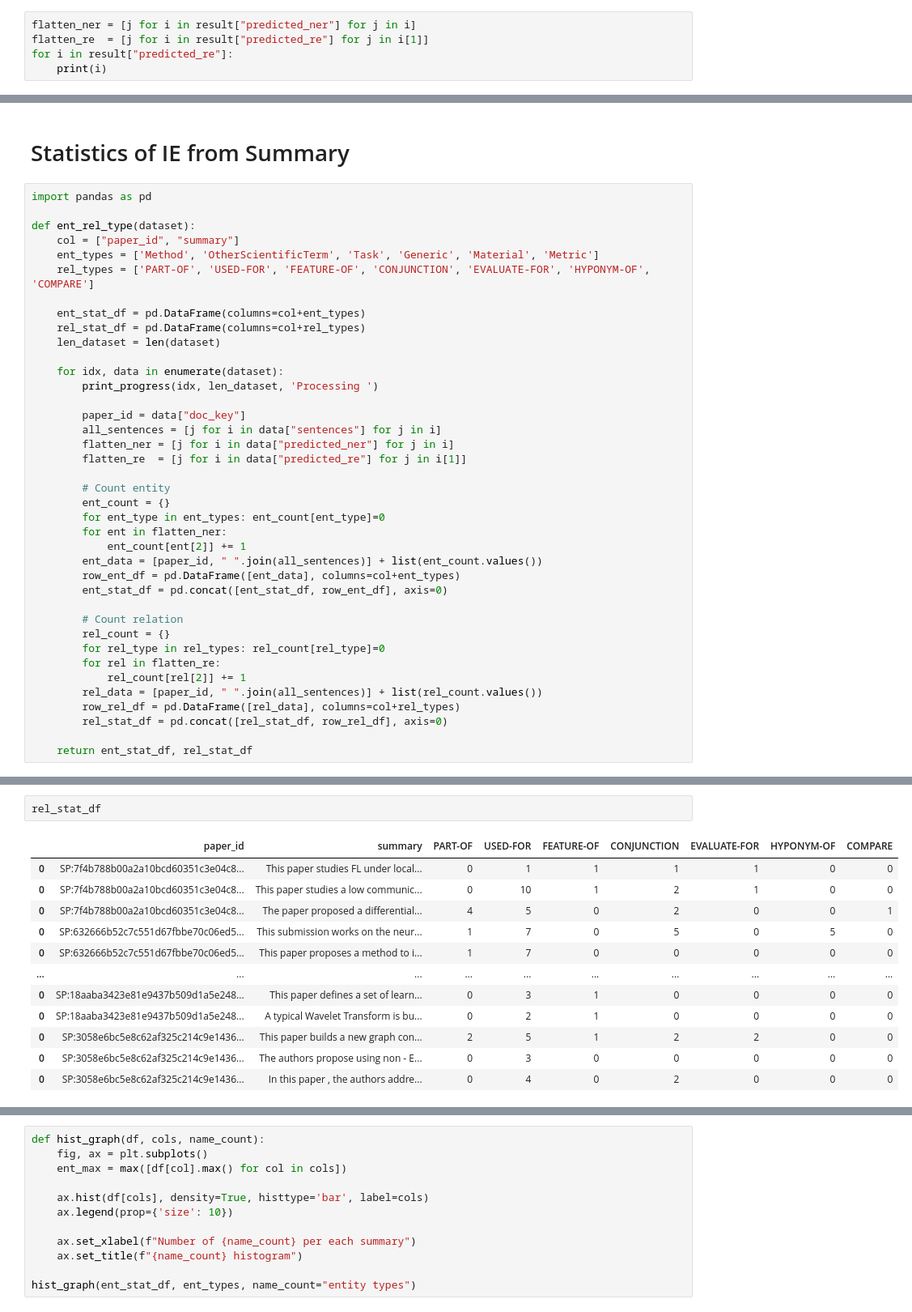
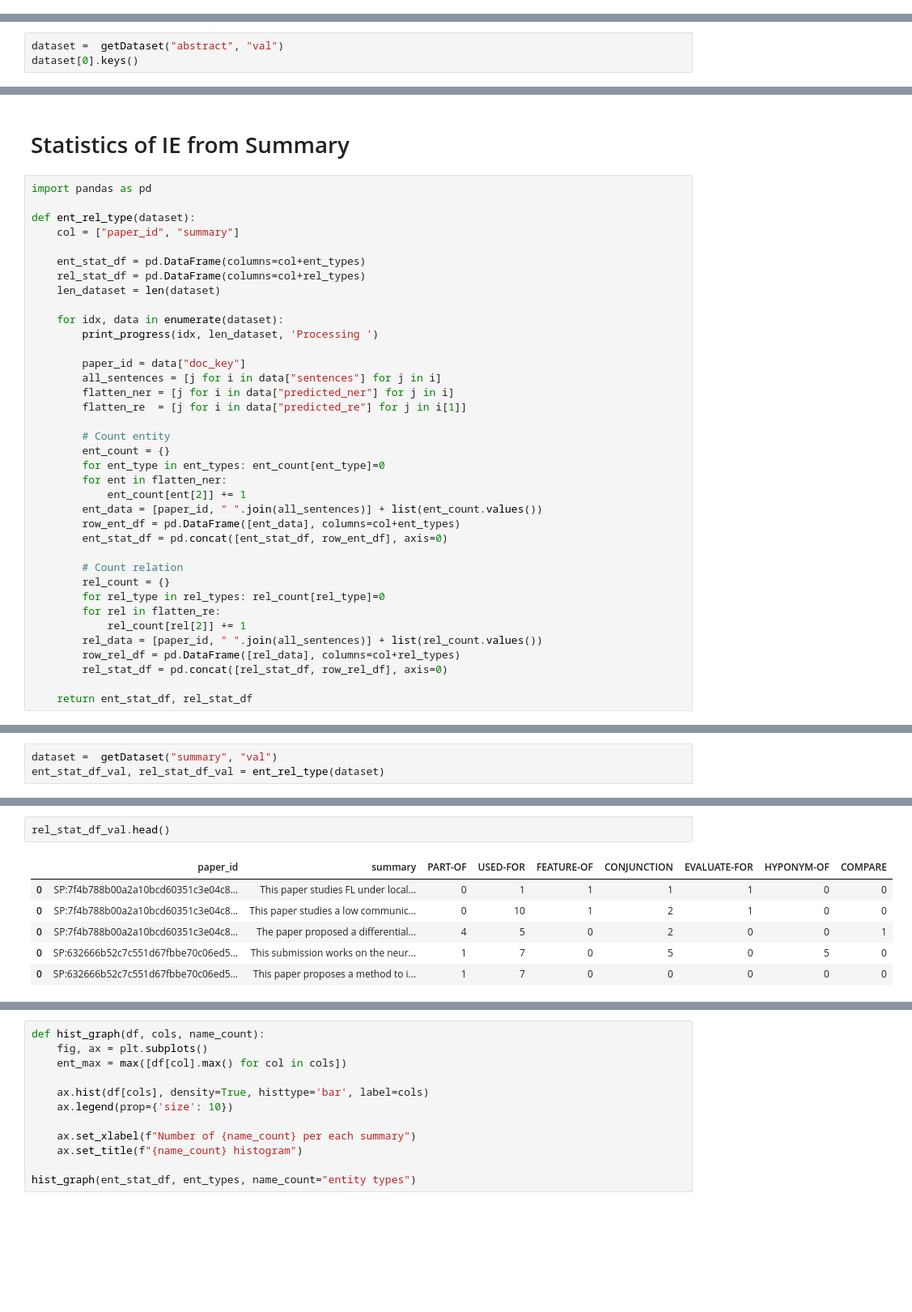
Before and after one commit to Thetang-145/My_Thesis_Playground, a Jupyter notebook: PL-Marker/_visualizeTriple.ipynb, the cells around one changed output, grey strips where cells are left out. Shown at 81% size. Cells and saved outputs as stored; diff of their text form; blank space fills up the shorter version.

```diff
--- a/PL-Marker/_visualizeTriple.ipynb
+++ b/PL-Marker/_visualizeTriple.ipynb
@@ -138,5 +62,0 @@ def display_graph(doc, rels):
-# %%
-flatten_ner = [j for i in result["predicted_ner"] for j in i]
-flatten_re  = [j for i in result["predicted_re"] for j in i[1]]
-for i in result["predicted_re"]:
-    print(i)
@@ -170,0 +81,3 @@ display_graph(all_sentences, flatten_ner, flatten_re, filename='img/kg')
+# %%
+dataset =  getDataset("abstract", "val")
+dataset[0].keys()
@@ -184,8 +114,6 @@ import pandas as pd
 
 def ent_rel_type(dataset):
     col = ["paper_id", "summary"]
-    ent_types = ['Method', 'OtherScientificTerm', 'Task', 'Generic', 'Material', 'Metric']
-    rel_types = ['PART-OF', 'USED-FOR', 'FEATURE-OF', 'CONJUNCTION', 'EVALUATE-FOR', 'HYPONYM-OF', 'COMPARE']
 
     ent_stat_df = pd.DataFrame(columns=col+ent_types)
     rel_stat_df = pd.DataFrame(columns=col+rel_types)
@@ -242,0 +151,3 @@ ent_stat_df
+# %%
+dataset =  getDataset("summary", "val")
+ent_stat_df_val, rel_stat_df_val = ent_rel_type(dataset)
@@ -243,15 +165,9 @@ ent_stat_df
 # %%
-rel_stat_df
+rel_stat_df_val.head()
 # %% [output]
 |  | paper_id | summary | PART-OF | USED-FOR | FEATURE-OF | CONJUNCTION | EVALUATE-FOR | HYPONYM-OF | COMPARE |
 | 0 | SP:7f4b788b00a2a10bcd60351c3e04c8... | This paper studies FL under local... | 0 | 1 | 1 | 1 | 1 | 0 | 0 |
 | 0 | SP:7f4b788b00a2a10bcd60351c3e04c8... | This paper studies a low communic... | 0 | 10 | 1 | 2 | 1 | 0 | 0 |
 | 0 | SP:7f4b788b00a2a10bcd60351c3e04c8... | The paper proposed a differential... | 4 | 5 | 0 | 2 | 0 | 0 | 1 |
 | 0 | SP:632666b52c7c551d67fbbe70c06ed5... | This submission works on the neur... | 1 | 7 | 0 | 5 | 0 | 5 | 0 |
 | 0 | SP:632666b52c7c551d67fbbe70c06ed5... | This paper proposes a method to i... | 1 | 7 | 0 | 0 | 0 | 0 | 0 |
-| ... | ... | ... | ... | ... | ... | ... | ... | ... | ... |
-| 0 | SP:18aaba3423e81e9437b509d1a5e248... | This paper defines a set of learn... | 0 | 3 | 1 | 0 | 0 | 0 | 0 |
-| 0 | SP:18aaba3423e81e9437b509d1a5e248... | A typical Wavelet Transform is bu... | 0 | 2 | 1 | 0 | 0 | 0 | 0 |
-| 0 | SP:3058e6bc5e8c62af325c214c9e1436... | This paper builds a new graph con... | 2 | 5 | 1 | 2 | 2 | 0 | 0 |
-| 0 | SP:3058e6bc5e8c62af325c214c9e1436... | The authors propose using non - E... | 0 | 3 | 0 | 0 | 0 | 0 | 0 |
-| 0 | SP:3058e6bc5e8c62af325c214c9e1436... | In this paper , the authors addre... | 0 | 4 | 0 | 2 | 0 | 0 | 0 |
```
Also changed, not shown: parts of 87 cells of this notebook, 1 other file.
